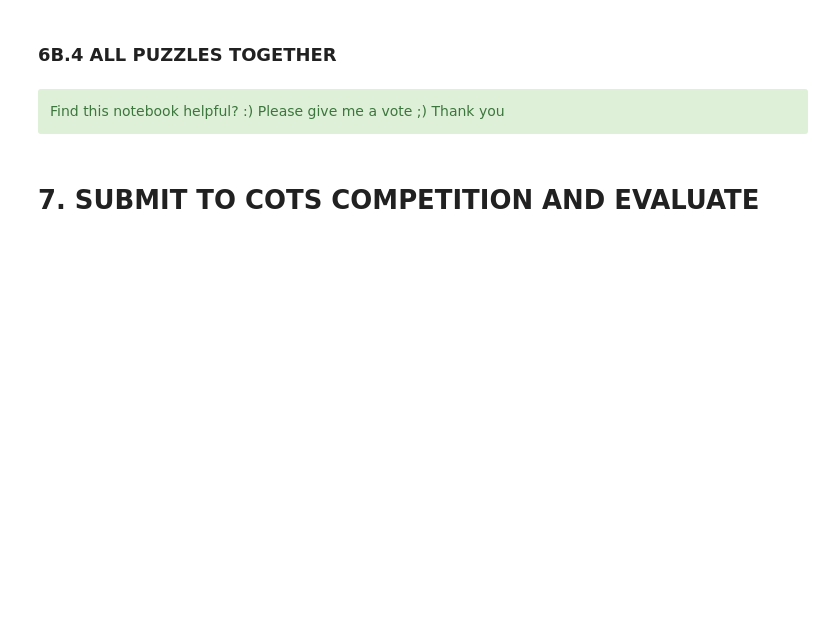
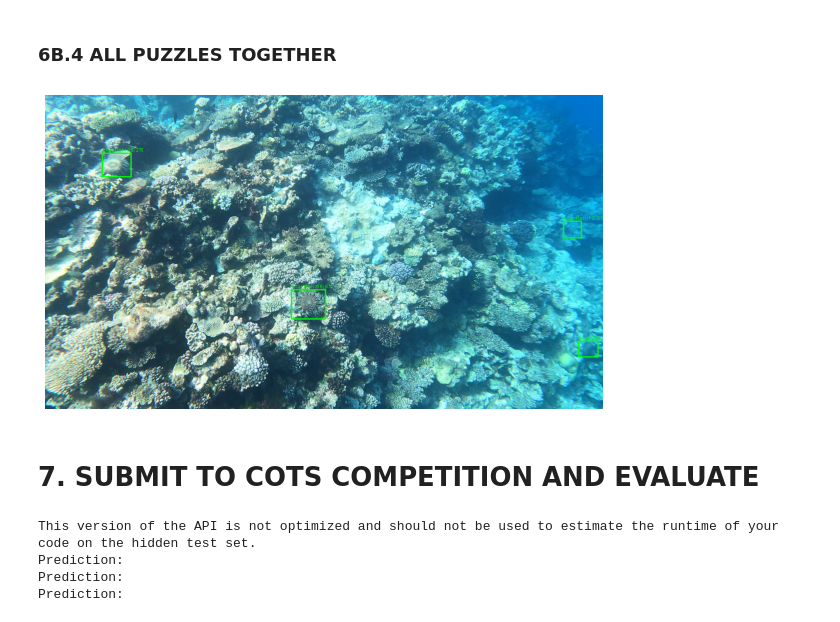
Before and after one commit to datasith/ds-experiments-yolox, a Jupyter notebook: demo_kaggle_cots.ipynb, the cells around one changed output. Cells and saved outputs as stored; diff of their text form; code cells hidden in the pictures; blank space fills up the shorter version.

```diff
--- a/demo_kaggle_cots.ipynb
+++ b/demo_kaggle_cots.ipynb
@@ -561,0 +182,9 @@ yolox_s.pth         100%[===================>]  68.71M  35.0MB/s    in 2.0s
+# %%
+SELECTED_FOLD = 4
+
+for i in tqdm(range(len(df_train))):
+    row = df_train.loc[i]
+    if row.fold != SELECTED_FOLD:
+        copyfile(f'{row.image_path}', f'{DATASET_DIR}/images/train2017/{row.image_id}.jpg')
+    else:
+        copyfile(f'{row.image_path}', f'{DATASET_DIR}/images/val2017/{row.image_id}.jpg')
@@ -682,21 +694,22 @@ def draw_yolox_predictions(img, bboxes, scores, bbclasses, confthre, classes_dic
 # %% [markdown]
 ### 6B.4 ALL PUZZLES TOGETHER
 # %%
-TEST_IMAGE_PATH = "/kaggle/working/dataset/images/val2017/0-4614.jpg"
+plt.figure(figsize=(10, 10), facecolor='white')
+
 img = cv2.imread(TEST_IMAGE_PATH)
 
 # Get predictions
 bboxes, bbclasses, scores = yolox_inference(img, model, test_size)
 
 # Draw predictions
 out_image = draw_yolox_predictions(img, bboxes, scores, bbclasses, confthre, COCO_CLASSES)
 
 # Since we load image using OpenCV we have to convert it
 out_image = cv2.cvtColor(out_image, cv2.COLOR_BGR2RGB)
-display(Image.fromarray(out_image))
+
+_ = plt.imshow(out_image)
+_ = plt.axis("off")
+# %% [output]
+[figure, added]
-# %% [markdown]
-<div class="alert alert-success" role="alert">
-    Find this notebook helpful? :) Please give me a vote ;) Thank you
- </div>
 # %% [markdown]
 # 7. SUBMIT TO COTS COMPETITION AND EVALUATE
@@ -708,33 +726,38 @@ display(Image.fromarray(out_image))
 # %%
-# submission_dict = {
-#     'id': [],
-#     'prediction_string': [],
-# }
+submission_dict = {
+    'id': [],
+    'prediction_string': [],
+}
 
-# for (image_np, sample_prediction_df) in iter_test:
+for (image_np, sample_prediction_df) in iter_test:
 
-#     bboxes, bbclasses, scores = yolox_inference(image_np, model, test_size)
+    bboxes, bbclasses, scores = yolox_inference(image_np, model, test_size)
 
-#     predictions = []
-#     for i in range(len(bboxes)):
-#         box = bboxes[i]
-#         cls_id = int(bbclasses[i])
-#         score = scores[i]
-#         if score < confthre:
-#             continue
-#         x_min = int(box[0])
-#         y_min = int(box[1])
-#         x_max = int(box[2])
-#         y_max = int(box[3])
+    predictions = []
+    for i in range(len(bboxes)):
+        box = bboxes[i]
+        cls_id = int(bbclasses[i])
+        score = scores[i]
+        if score < confthre:
+            continue
+        x_min = int(box[0])
+        y_min = int(box[1])
+        x_max = int(box[2])
+        y_max = int(box[3])
 
-#         bbox_width = x_max - x_min
-#         bbox_height = y_max - y_min
+        bbox_width = x_max - x_min
+        bbox_height = y_max - y_min
 
-#         predictions.append('{:.2f} {} {} {} {}'.format(score, x_min, y_min, bbox_width, bbox_height))
+        predictions.append('{:.2f} {} {} {} {}'.format(score, x_min, y_min, bbox_width, bbox_height))
 
-#     prediction_str = ' '.join(predictions)
-#     sample_prediction_df['annotations'] = prediction_str
-#     env.predict(sample_prediction_df)
+    prediction_str = ' '.join(predictions)
+    sample_prediction_df['annotations'] = prediction_str
+    env.predict(sample_prediction_df)
 
-#     print('Prediction:', prediction_str)
+    print('Prediction:', prediction_str)
+# %% [output]
+This version of the API is not optimized and should not be used to estimate the runtime of your code on the hidden test set.
+Prediction:
+Prediction:
+Prediction:
 # %%
```
Also changed, not shown: parts of 93 cells of this notebook, 2 other files.
